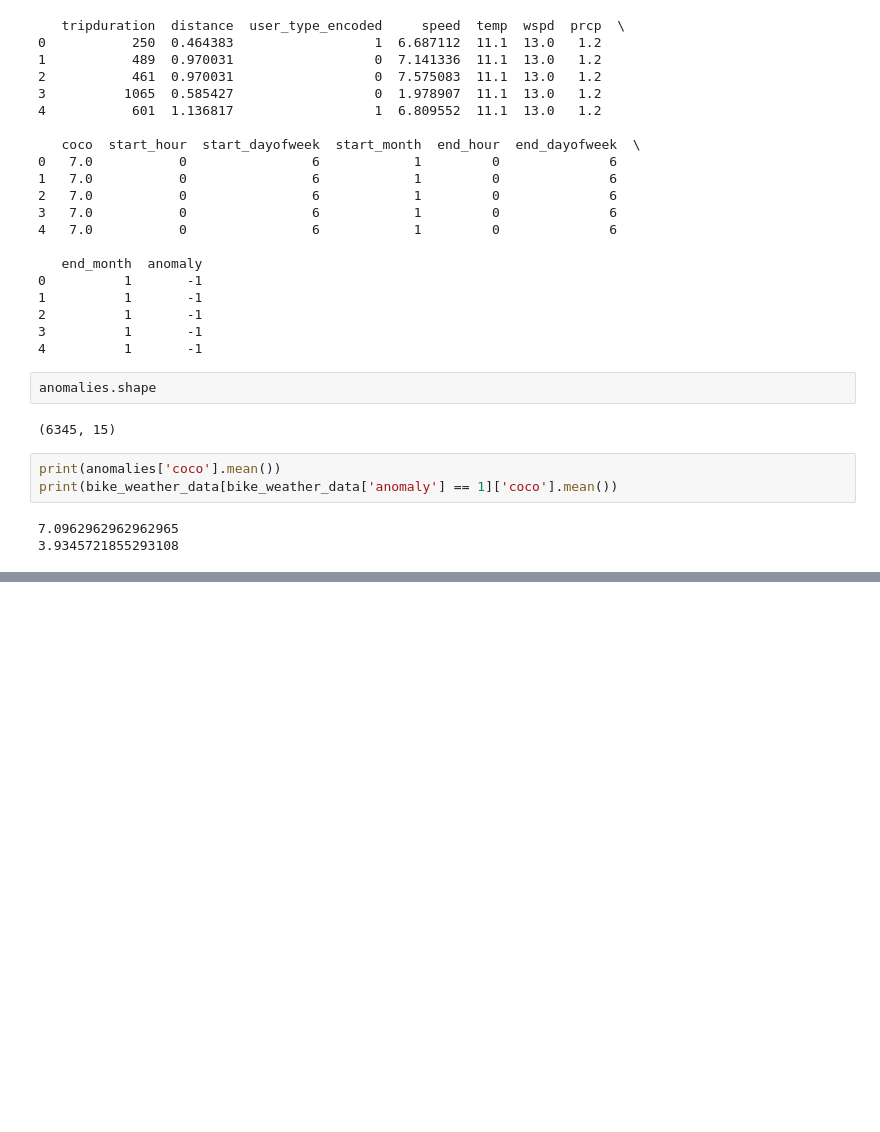
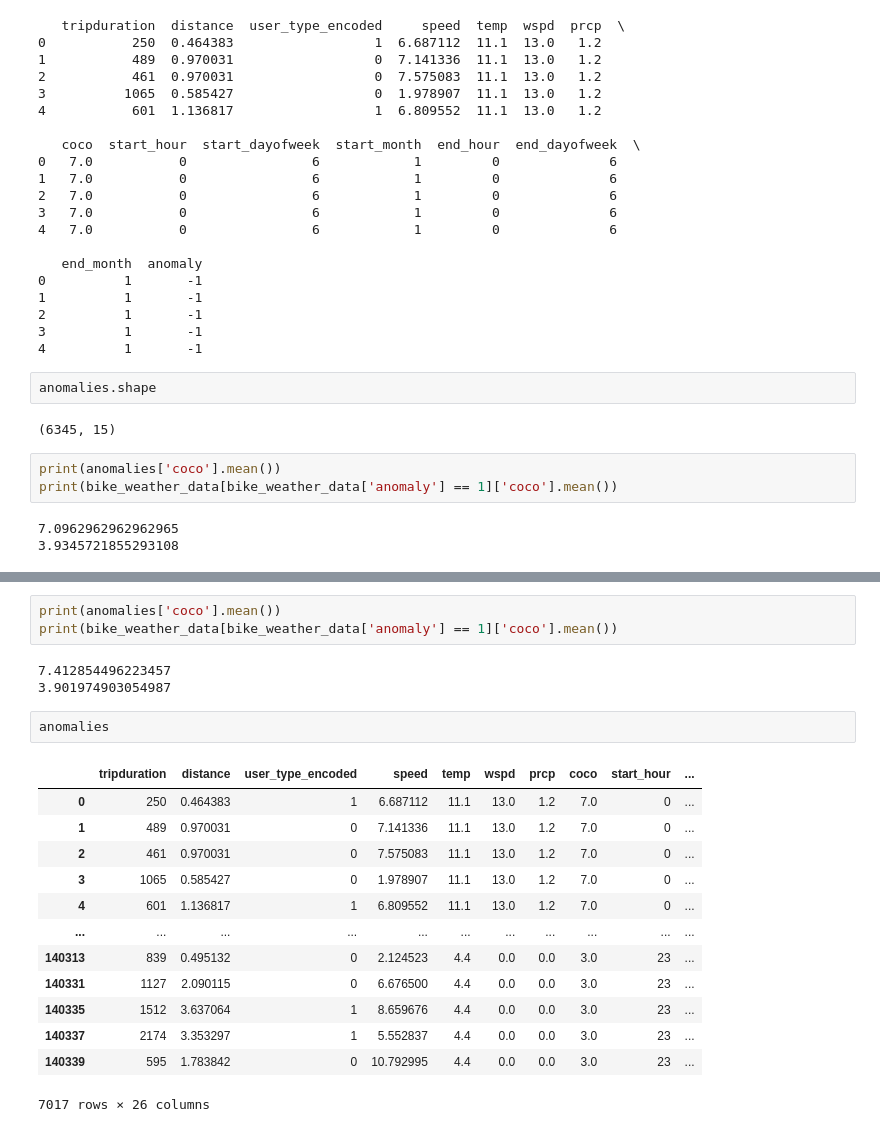
Before and after one commit to elnurisg/anomaly_detection_for_shared_mobility, a Jupyter notebook: isolation_forest.ipynb, the cells around one changed output, grey strips where cells are left out. Saved outputs shown, nothing was run; the diff lists cells and outputs as text; blank space fills up the shorter version.

```diff
--- a/isolation_forest.ipynb
+++ b/isolation_forest.ipynb
@@ -213,0 +292,22 @@ print(bike_weather_data[bike_weather_data['anomaly'] == 1]['coco'].mean())
+# %%
+print(anomalies['coco'].mean())
+print(bike_weather_data[bike_weather_data['anomaly'] == 1]['coco'].mean())
+# %% [output]
+7.412854496223457
+3.901974903054987
+# %%
+anomalies
+# %% [output]
+|  | tripduration | distance | user_type_encoded | speed | temp | wspd | prcp | coco | start_hour | ... |
+| 0 | 250 | 0.464383 | 1 | 6.687112 | 11.1 | 13.0 | 1.2 | 7.0 | 0 | ... |
+| 1 | 489 | 0.970031 | 0 | 7.141336 | 11.1 | 13.0 | 1.2 | 7.0 | 0 | ... |
+| 2 | 461 | 0.970031 | 0 | 7.575083 | 11.1 | 13.0 | 1.2 | 7.0 | 0 | ... |
+| 3 | 1065 | 0.585427 | 0 | 1.978907 | 11.1 | 13.0 | 1.2 | 7.0 | 0 | ... |
+| 4 | 601 | 1.136817 | 1 | 6.809552 | 11.1 | 13.0 | 1.2 | 7.0 | 0 | ... |
+| ... | ... | ... | ... | ... | ... | ... | ... | ... | ... | ... |
+| 140313 | 839 | 0.495132 | 0 | 2.124523 | 4.4 | 0.0 | 0.0 | 3.0 | 23 | ... |
+| 140331 | 1127 | 2.090115 | 0 | 6.676500 | 4.4 | 0.0 | 0.0 | 3.0 | 23 | ... |
+| 140335 | 1512 | 3.637064 | 1 | 8.659676 | 4.4 | 0.0 | 0.0 | 3.0 | 23 | ... |
+| 140337 | 2174 | 3.353297 | 1 | 5.552837 | 4.4 | 0.0 | 0.0 | 3.0 | 23 | ... |
+| 140339 | 595 | 1.783842 | 0 | 10.792995 | 4.4 | 0.0 | 0.0 | 3.0 | 23 | ... |
+7017 rows × 26 columns
```
Also changed, not shown: parts of 9 cells of this notebook.
